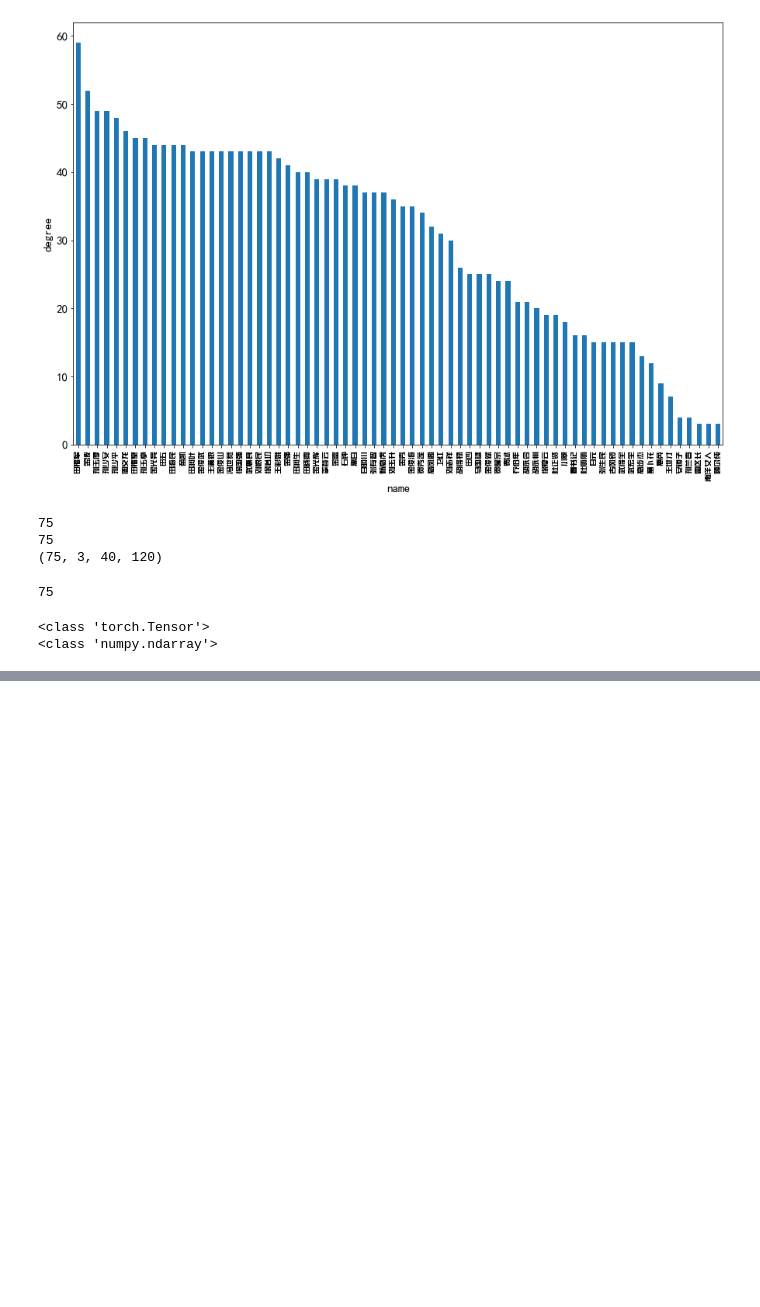
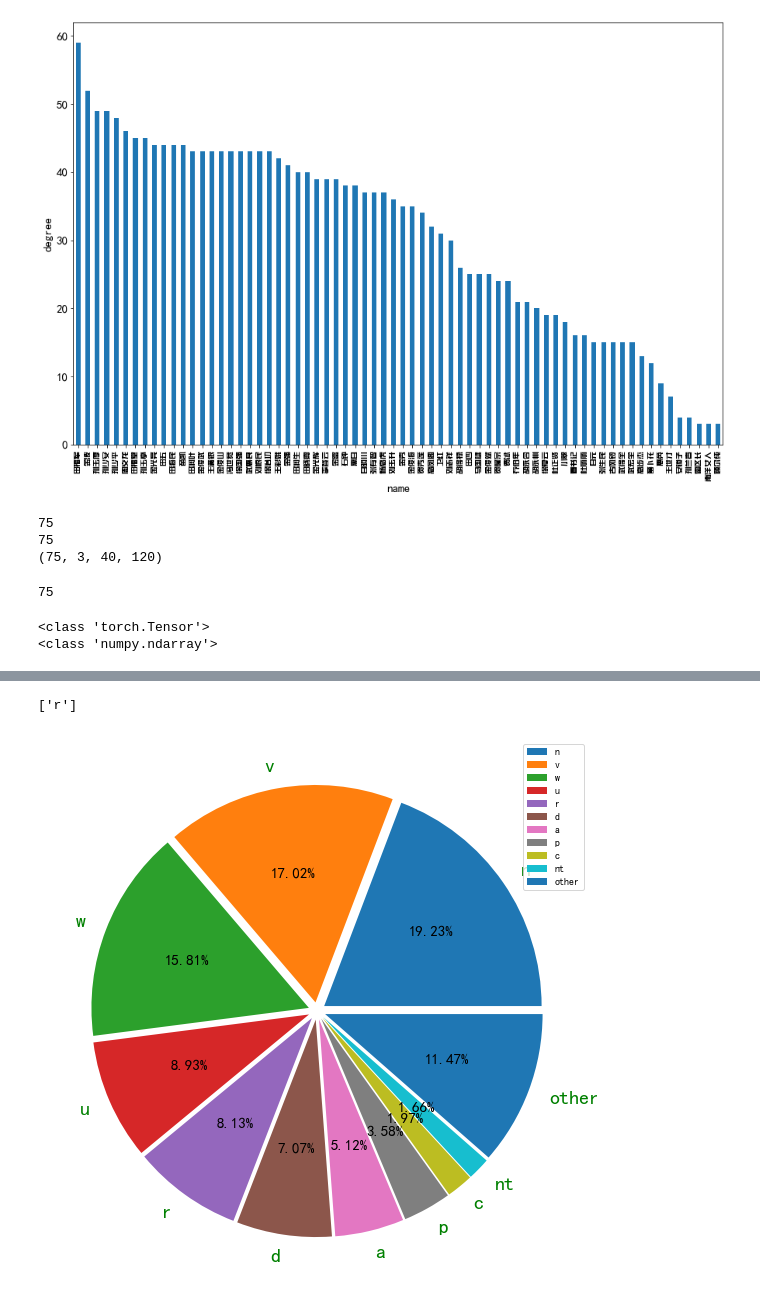
Before and after one commit to kkl-oop/thesis, a Jupyter notebook: code/socialnet/preprocess.ipynb, the cells around one changed output, grey strips where cells are left out. Drawn from its saved outputs; the diff is of its cells as text; code cells hidden in the pictures; blank space fills up the shorter version.

```diff
--- a/code/socialnet/preprocess.ipynb
+++ b/code/socialnet/preprocess.ipynb
@@ -525,0 +648,35 @@ Prefix dict has been built successfully.
+# %%
+# with open("../LDA/book.txt", mode='r',encoding='utf-8') as f:
+#   text = f.read()
+#   words = jiagu.seg(text)
+#   pos = jiagu.pos(words)
+#   res = compute_pos(pos)
+
+jiagu.pos(["我"])
+# %% [output]
+['r']
+# %%
+r = sorted(res.items(), key=lambda x: res[x[0]], reverse=True)
+r
+data = r[:10]
+r[10:][1][1]
+data.append(('other', sum([item[1] for item in r[10:]])))
+labels = [item[0] for item in data]
+labels
+data = [item[1] for item in data]
+data
+plt.figure(figsize=(10,10))
+explode = [0.04]*len(labels)
+patches, l_text, p_text = plt.pie(data, labels=labels,explode=explode,autopct="%1.2f%%")
+
+for t in l_text:
+    t.set_size(20)
+    t.set_color("Green")
+for t in p_text:
+    t.set_size(15)
+
+plt.legend()
+plt.show()
+# explode
+# %% [output]
+[figure, added]
```
Also changed, not shown: parts of 12 cells of this notebook, 16 other files.
